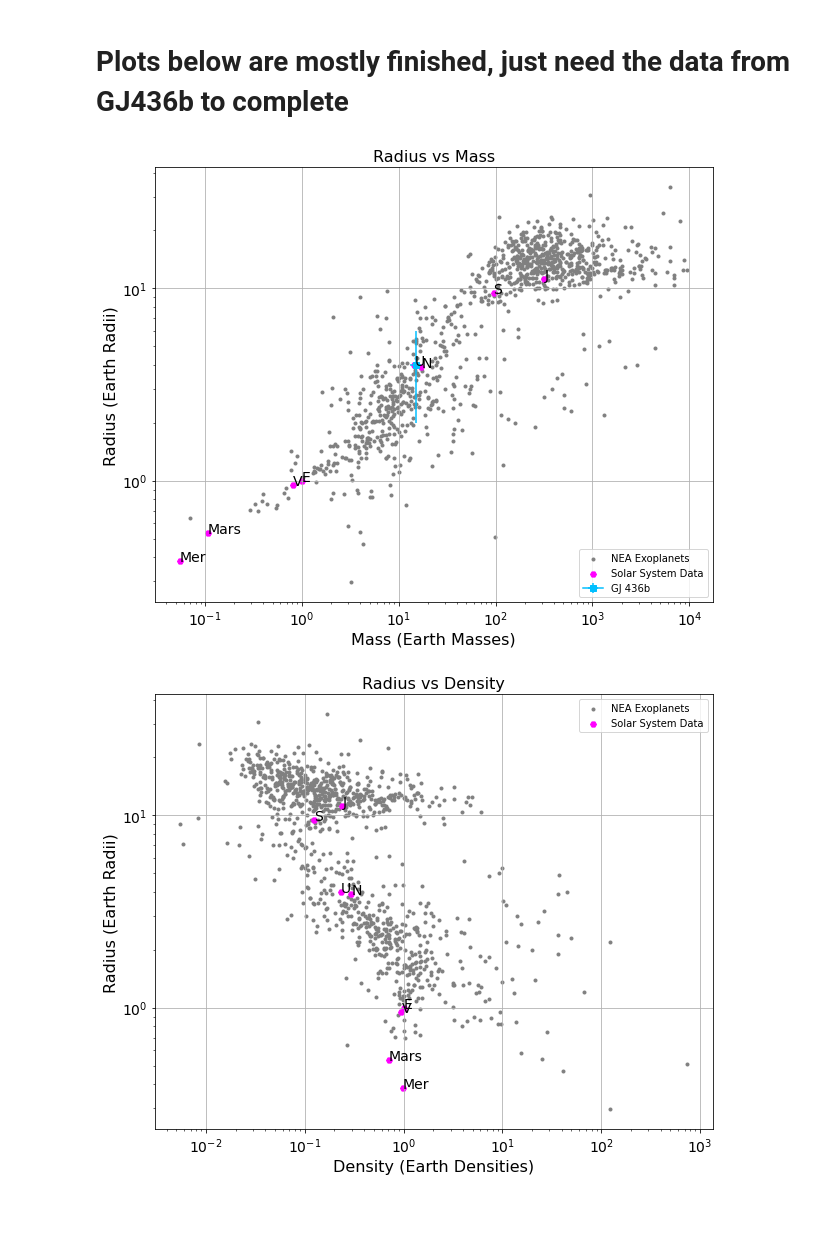
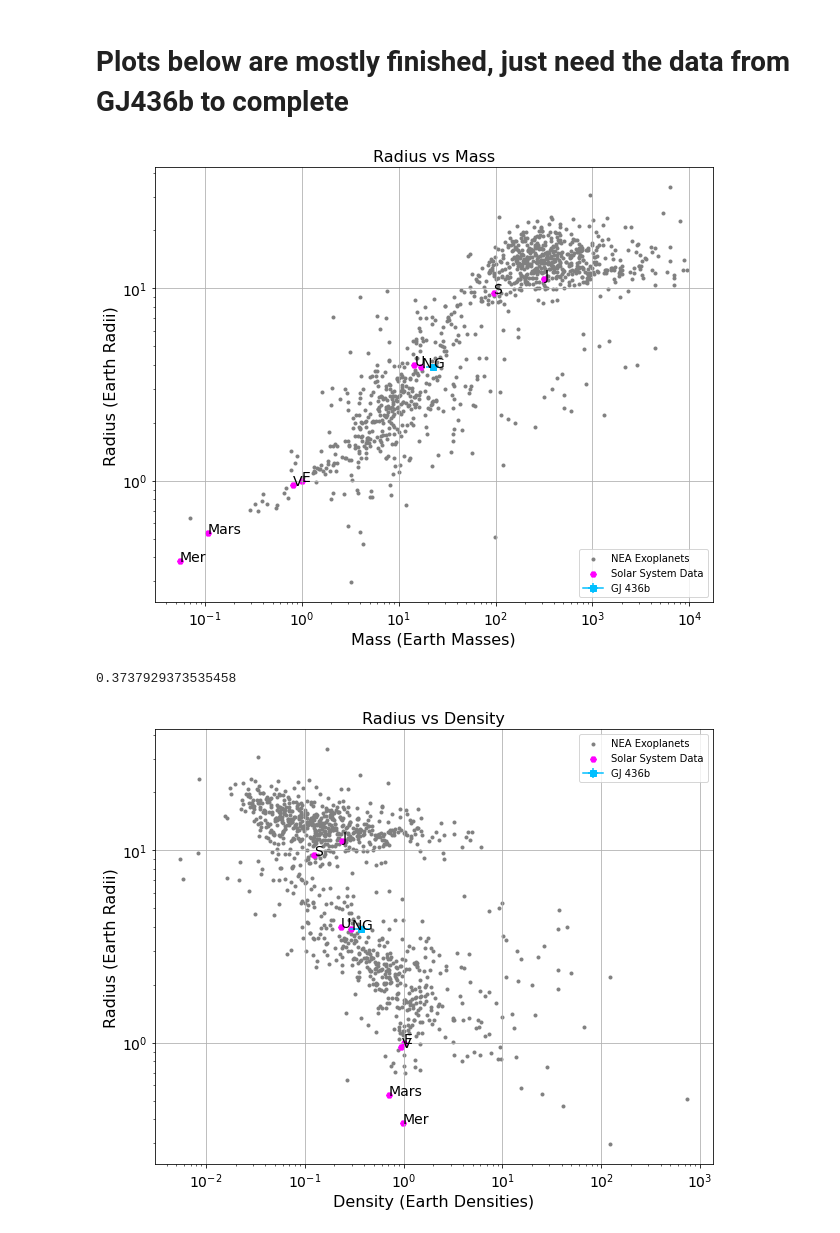
Before and after one commit to karishseebaluck/Astron_5205, a Jupyter notebook: Project_2/Project_2_planetcomparison.ipynb, the cells around one changed output. Cells and saved outputs as stored; diff of their text form; code cells hidden in the pictures.

```diff
--- a/Project_2/Project_2_planetcomparison.ipynb
+++ b/Project_2/Project_2_planetcomparison.ipynb
@@ -86,8 +87,8 @@ plt.scatter(nea.pl_bmasse, nea.pl_rade, color="gray", marker=".", label="NEA Exo
 plt.scatter(all_mass, all_radius, label="Solar System Data",color='magenta', marker="H")
 
 #plotting GJ436b
-#plt.errorbar(15, 4, xerr=2, yerr=2, color="deepskyblue", marker="s", label="GJ 436b")
-#plt.annotate("GJ", (15, 4), fontsize=14)
+plt.errorbar(22.52, 3.916, xerr=3.33, yerr=0.0111, color="deepskyblue", marker="s", label="GJ 436b")
+plt.annotate("G", (22.52, 3.916), fontsize=14)
 
 plt.annotate("Mer", (all_mass[0], all_radius[0]), fontsize=14)
 plt.annotate("V", (all_mass[1], all_radius[1]), fontsize=14)
@@ -113,7 +114,7 @@ plt.legend(loc="lower right")
 plt.show()
 fig.savefig('RadiusMass.png', bbox_inches='tight')
 # %% [output]
-[figure, old version]
+[figure, new version]
 # %%
 def densitycalc(m, r):
     '''
@@ -128,6 +129,11 @@ def densitycalc(m, r):
 #calculating the densities of each planet in the NEA list in units of Earth densities
 
 nea["density_e"]=densitycalc(nea.pl_bmasse, nea.pl_rade)
+# %%
+#finding the density of GJ 436 b
+densitycalc(22.52, 3.916)
+# %% [output]
+0.3737929373535458
 # %%
 #plotting radius vs density of all planets in the NEA sample along with GJ436b
 
@@ -135,33 +141,33 @@ fig, ax = plt.subplots(figsize=(10,8))
 # Plotting both data sets with labels and markers
 plt.grid()
 plt.scatter(nea.density_e, nea.pl_rade, color="gray", marker=".", label="NEA Exoplanets")
 plt.scatter(all_density, all_radius, label="Solar System Data",color='magenta', marker="H")
 
 #plotting GJ436b
-#plt.errorbar(15, 4, xerr=2, yerr=2, color="deepskyblue", marker="s", label="GJ 436b")
-#plt.annotate("GJ", (15, 4), fontsize=14)
+plt.errorbar(0.373792, 3.916, xerr=0.087, yerr=0.0111, color="deepskyblue", marker="s", label="GJ 436b")
+plt.annotate("G", (0.373792, 3.916), fontsize=14)
 
 plt.annotate("Mer", (all_density[0], all_radius[0]), fontsize=14)
 plt.annotate("V", (all_density[1], all_radius[1]), fontsize=14)
 plt.annotate("E", (all_density[2], all_radius[2]), fontsize=14)
 plt.annotate("Mars", (all_density[3], all_radius[3]), fontsize=14)
 plt.annotate("J", (all_density[4], all_radius[4]), fontsize=14)
 plt.annotate("S", (all_density[5], all_radius[5]), fontsize=14)
 plt.annotate("U", (all_density[6], all_radius[6]), fontsize=14)
 plt.annotate("N", (all_density[7], all_radius[7]), fontsize=14)
 plt.xscale("log")
 plt.yscale("log")
 # Setting plot limits
 #ax.set_xlim(0.1, 100)
 #ax.set_ylim(0.2, 50)
 #Setting labels
 ax.set_xlabel("Density (Earth Densities)", fontsize=16)
 ax.set_ylabel("Radius (Earth Radii)", fontsize=16)
 ax.set_title("Radius vs Density", fontsize=16)
 ax.tick_params(axis='x', labelsize=14)
 ax.tick_params(axis='y', labelsize=14)
 plt.legend(loc="upper right")
 plt.show()
 fig.savefig('DensityRadius.png', bbox_inches='tight')
 # %% [output]
-[figure, old version]
+[figure, new version]
```
Also changed, not shown: parts of 1 cell of this notebook.
